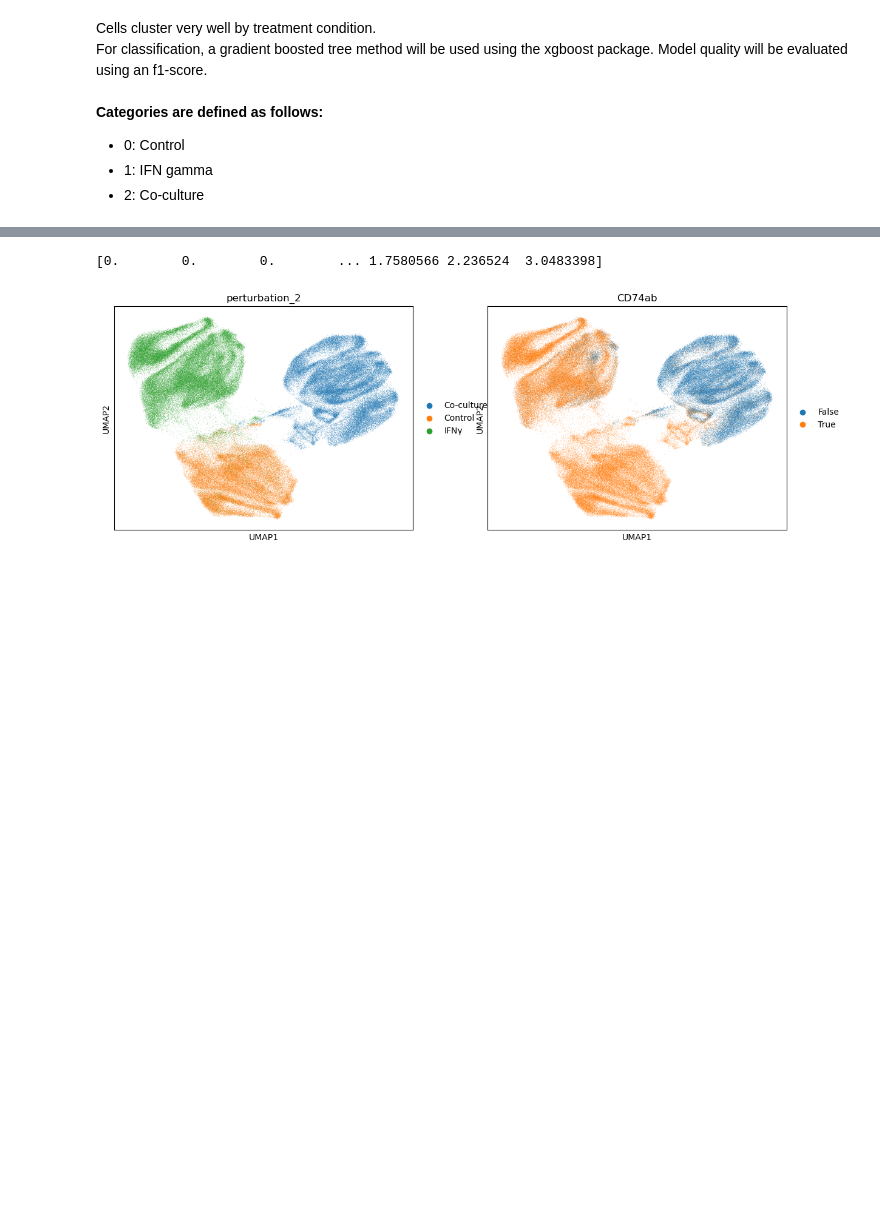
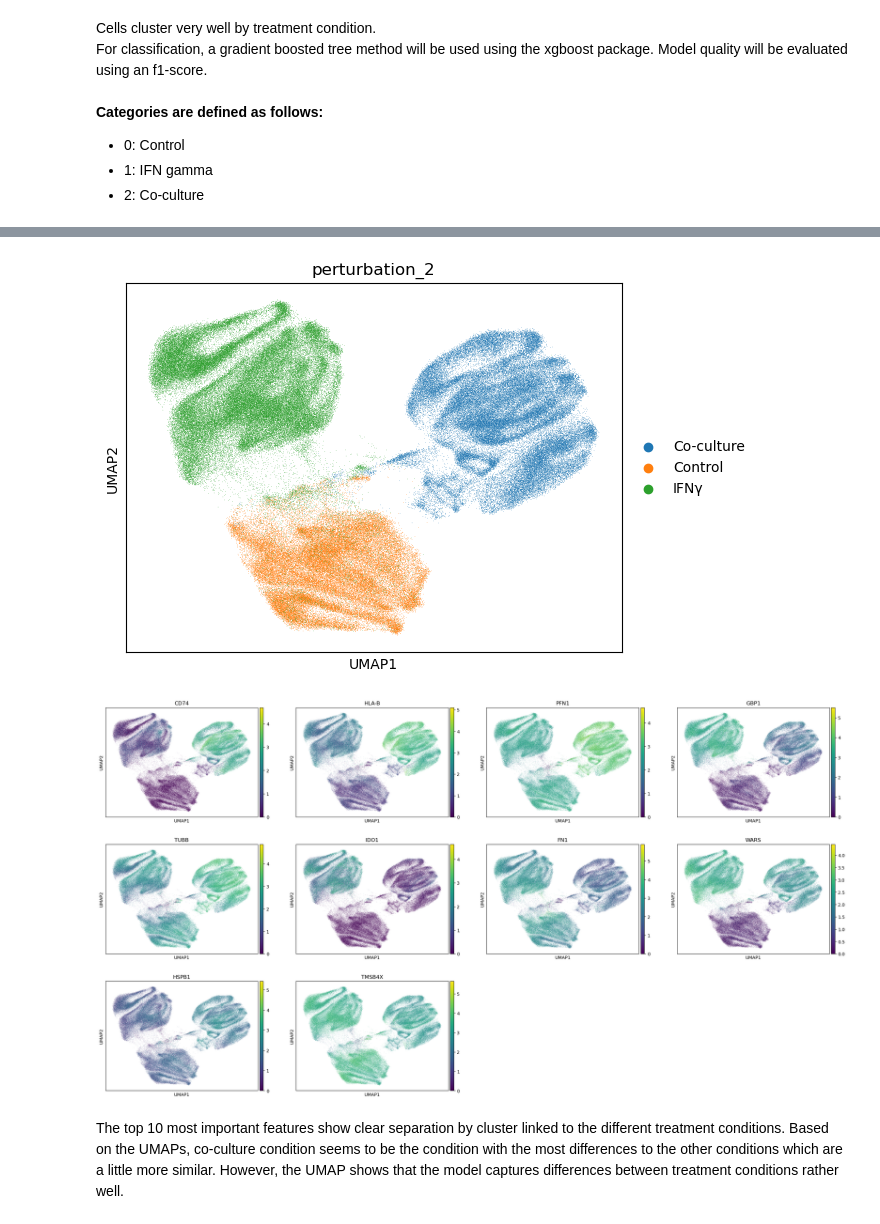
Before and after one commit to leventetn/SingleCellCourse_TA-LTN, a Jupyter notebook: xgb_classifier_test.ipynb, the cells around one changed output, grey strips where cells are left out. Cells and saved outputs as stored; diff of their text form; code cells hidden in the pictures; blank space fills up the shorter version.

```diff
--- a/xgb_classifier_test.ipynb
+++ b/xgb_classifier_test.ipynb
@@ -210,8 +218,16 @@ True
-# %%
-vals = adata[:,adata.var_names=='CD74'].X
-vals = vals.toarray().flatten()
-adata.obs['CD74ab'] = vals<1.5
-sc.pl.umap(adata, color=['perturbation_2', 'CD74ab'])
-# %% [output]
-[0.        0.        0.        ... 1.7580566 2.236524  3.0483398]
-[figure, removed]
+# %%
+importances = pd.DataFrame(bst.feature_importances_, bst.feature_names_in_, columns=['importance'])
+
+top_10_features = importances.sort_values('importance', ascending=False)[0:10].index
+#for feature in top_10_features:
+ #   _vals = adata[:,adata.var_names==feature].X
+  #  _vals = _vals.toarray().flatten()
+   # adata.obs[feature] = _vals>_vals.mean()
+
+sc.pl.umap(adata, color=['perturbation_2'])
+sc.pl.umap(adata, color=top_10_features.values.tolist())
+# %% [output]
+[figure, added]
+[figure, added]
+# %% [markdown]
+The top 10 most important features show clear separation by cluster linked to the different treatment conditions. Based on the UMAPs, co-culture condition seems to be the condition with the most differences to the other conditions which are a little more similar. However, the UMAP shows that the model captures differences between treatment conditions rather well.
```
Also changed, not shown: parts of 4 cells of this notebook.
